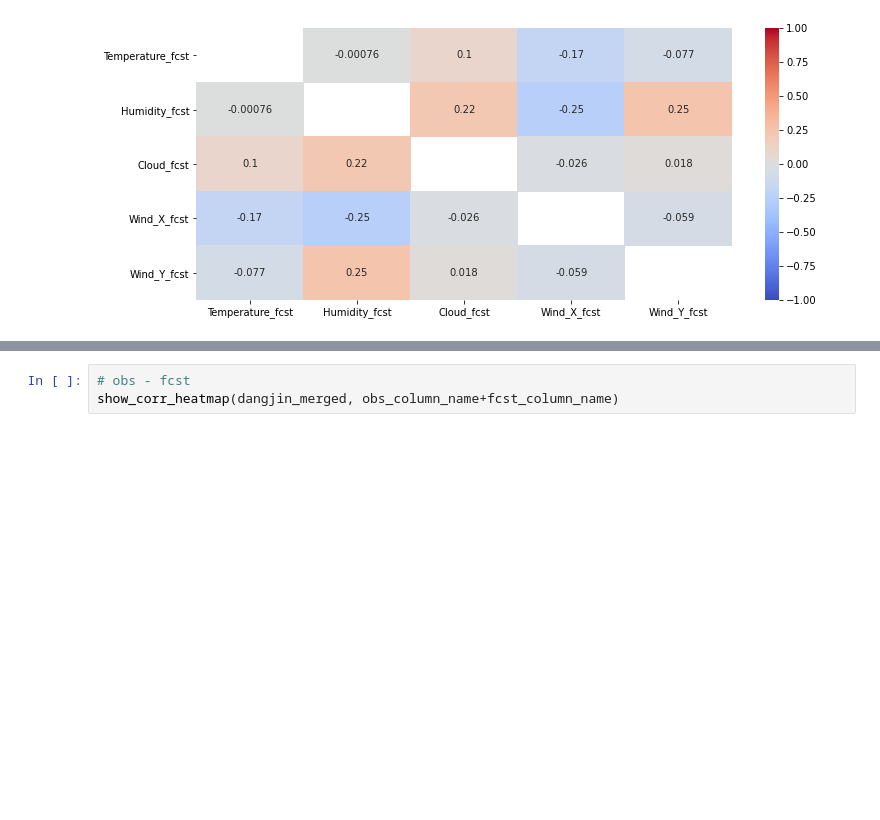
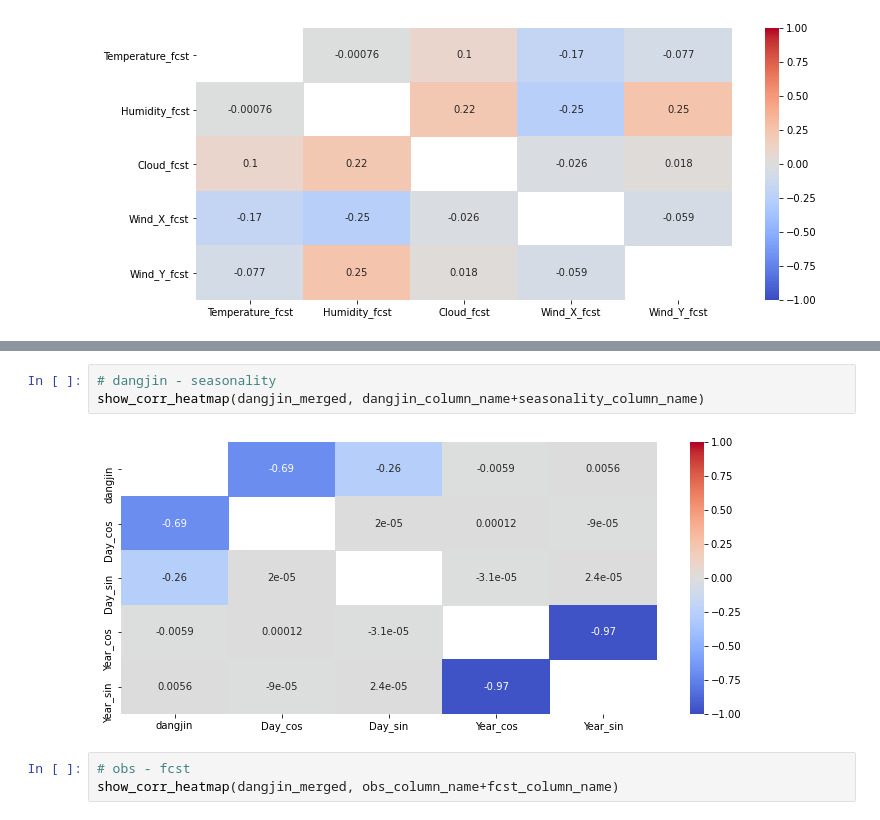
Before and after one commit to dongin1009/Solar_Predict, a Jupyter notebook: witt_preprocessing/EDA.ipynb, the cells around one changed output, grey strips where cells are left out. Drawn from its saved outputs; the diff is of its cells as text; blank space fills up the shorter version.

```diff
--- a/witt_preprocessing/EDA.ipynb
+++ b/witt_preprocessing/EDA.ipynb
@@ -60,3 +69,8 @@ show_corr_heatmap(dangjin_merged, dangjin_column_name+fcst_column_name)
+# %%
+# dangjin - seasonality
+show_corr_heatmap(dangjin_merged, dangjin_column_name+seasonality_column_name)
+# %% [output]
+[figure, added]
 # %%
 # obs - fcst
 show_corr_heatmap(dangjin_merged, obs_column_name+fcst_column_name)
```
Also changed, not shown: parts of 8 cells of this notebook, 3 other files.
